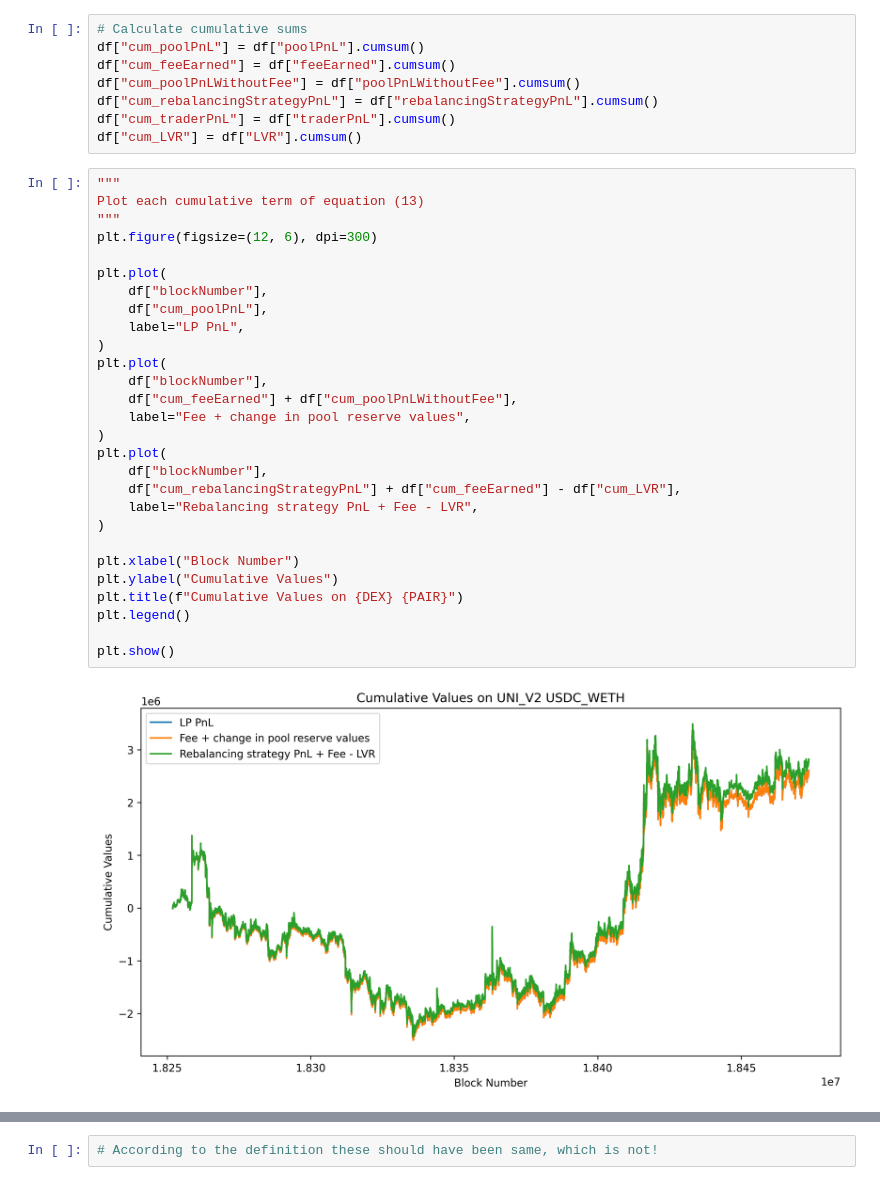
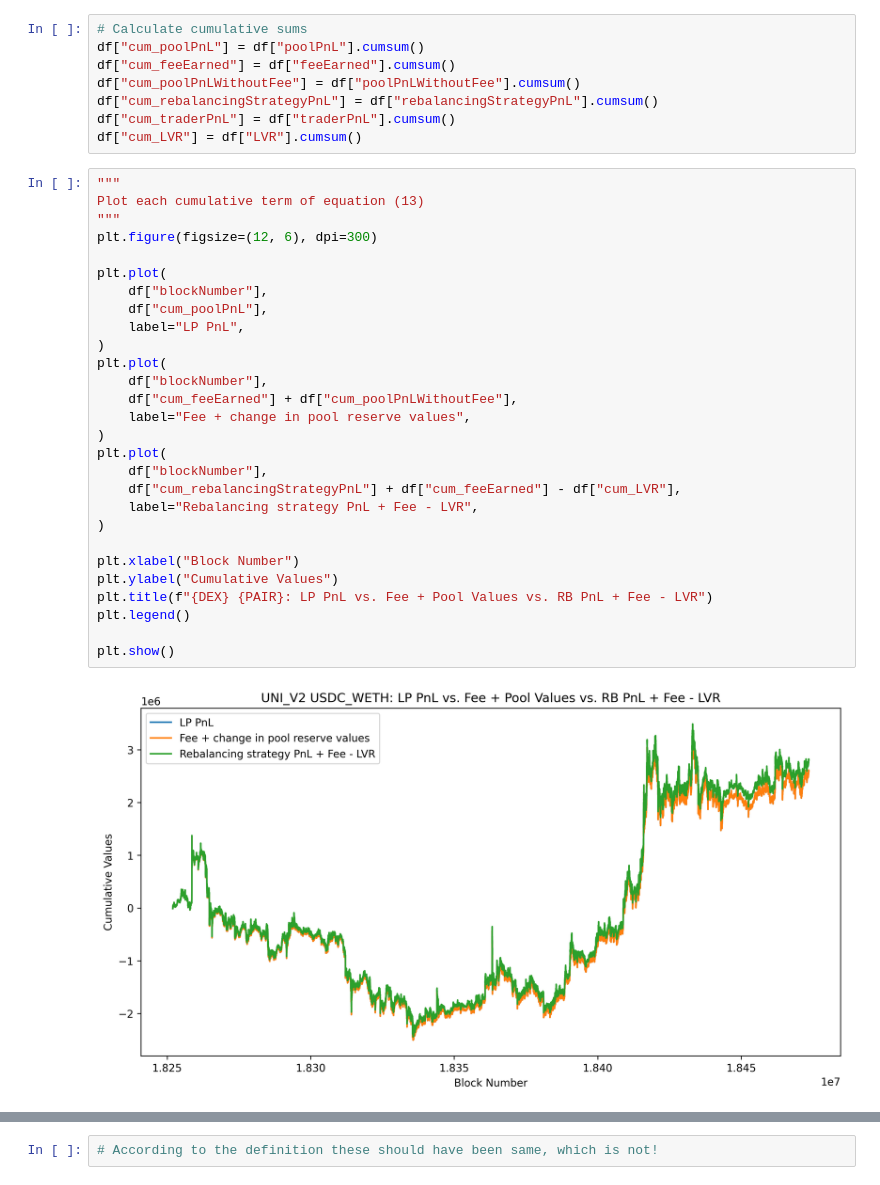
Before and after one commit to kosunghun317/orakle_amm, a Jupyter notebook: reproduce_MMRZ.ipynb, the cells around one changed output, grey strips where cells are left out. Cells and saved outputs as stored; diff of their text form.

Commit message:
renamed figure titles.

```diff
--- a/reproduce_MMRZ.ipynb
+++ b/reproduce_MMRZ.ipynb
@@ -108,33 +108,33 @@ df["cum_LVR"] = df["LVR"].cumsum()
 # %%
 """
 Plot each cumulative term of equation (13)
 """
 plt.figure(figsize=(12, 6), dpi=300)
 
 plt.plot(
     df["blockNumber"],
     df["cum_poolPnL"],
     label="LP PnL",
 )
 plt.plot(
     df["blockNumber"],
     df["cum_feeEarned"] + df["cum_poolPnLWithoutFee"],
     label="Fee + change in pool reserve values",
 )
 plt.plot(
     df["blockNumber"],
     df["cum_rebalancingStrategyPnL"] + df["cum_feeEarned"] - df["cum_LVR"],
     label="Rebalancing strategy PnL + Fee - LVR",
 )
 
 plt.xlabel("Block Number")
 plt.ylabel("Cumulative Values")
-plt.title(f"Cumulative Values on {DEX} {PAIR}")
+plt.title(f"{DEX} {PAIR}: LP PnL vs. Fee + Pool Values vs. RB PnL + Fee - LVR")
 plt.legend()
 
 plt.show()
 # %% [output]
-[figure, old version]
+[figure, new version]
 # %%
 """
 Plot each cumulative term of equation (17)
```
Also changed, not shown: parts of 2 cells of this notebook.
